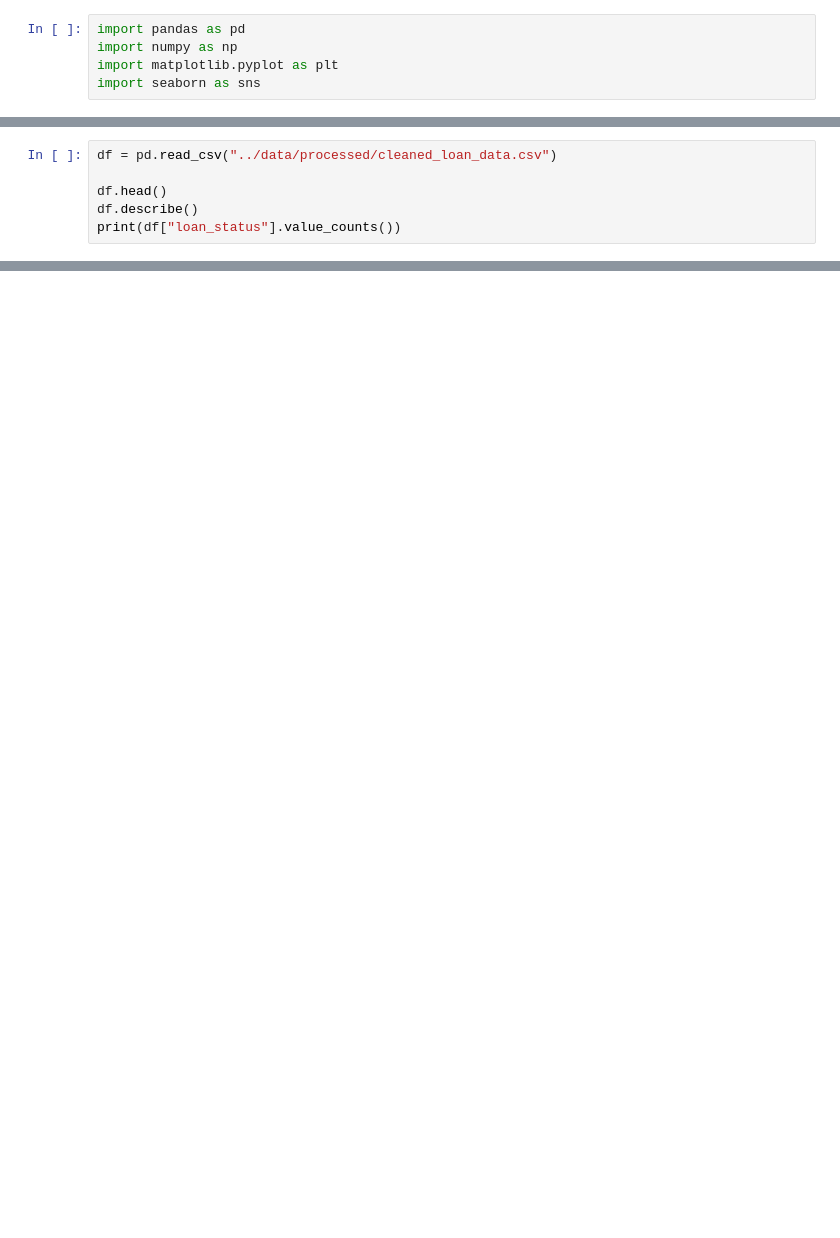
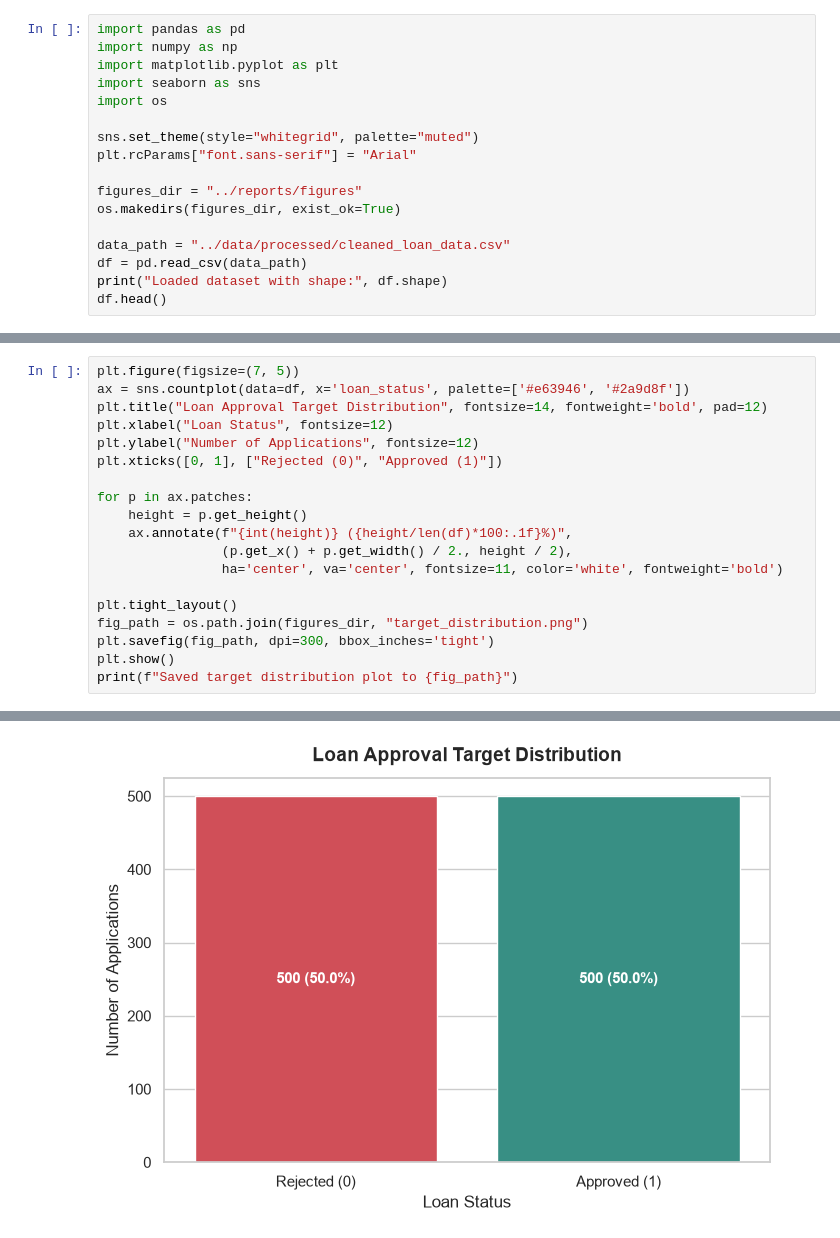
Before and after one commit to Kishore-Procode/Group-5-Procode-Project, a Jupyter notebook: Supervised_Learning/notebooks/02_eda_visualization.ipynb, the cells around one changed output, grey strips where cells are left out. Saved outputs shown, nothing was run; the diff lists cells and outputs as text; blank space fills up the shorter version.

Commit message:
supervised learning - reports !

```diff
--- a/Supervised_Learning/notebooks/02_eda_visualization.ipynb
+++ b/Supervised_Learning/notebooks/02_eda_visualization.ipynb
@@ -3,3 +11,15 @@ import pandas as pd
 import numpy as np
 import matplotlib.pyplot as plt
 import seaborn as sns
+import os
+
+sns.set_theme(style="whitegrid", palette="muted")
+plt.rcParams["font.sans-serif"] = "Arial"
+
+figures_dir = "../reports/figures"
+os.makedirs(figures_dir, exist_ok=True)
+
+data_path = "../data/processed/cleaned_loan_data.csv"
+df = pd.read_csv(data_path)
+print("Loaded dataset with shape:", df.shape)
+df.head()
@@ -6,6 +33,0 @@ import seaborn as sns
-# %%
-df = pd.read_csv("../data/processed/cleaned_loan_data.csv")
-
-df.head()
-df.describe()
-print(df["loan_status"].value_counts())
@@ -220,0 +36,20 @@ The correlation matrix was used to understand the linear relationships among the
+# %%
+plt.figure(figsize=(7, 5))
+ax = sns.countplot(data=df, x='loan_status', palette=['#e63946', '#2a9d8f'])
+plt.title("Loan Approval Target Distribution", fontsize=14, fontweight='bold', pad=12)
+plt.xlabel("Loan Status", fontsize=12)
+plt.ylabel("Number of Applications", fontsize=12)
+plt.xticks([0, 1], ["Rejected (0)", "Approved (1)"])
+
+for p in ax.patches:
+    height = p.get_height()
+    ax.annotate(f"{int(height)} ({height/len(df)*100:.1f}%)",
+                (p.get_x() + p.get_width() / 2., height / 2),
+                ha='center', va='center', fontsize=11, color='white', fontweight='bold')
+
+plt.tight_layout()
+fig_path = os.path.join(figures_dir, "target_distribution.png")
+plt.savefig(fig_path, dpi=300, bbox_inches='tight')
+plt.show()
+print(f"Saved target distribution plot to {fig_path}")
+# %% [output]
@@ -220,0 +59 @@ The correlation matrix was used to understand the linear relationships among the
+[figure, added]
```
Also changed, not shown: parts of 28 cells of this notebook, 13 other files.
